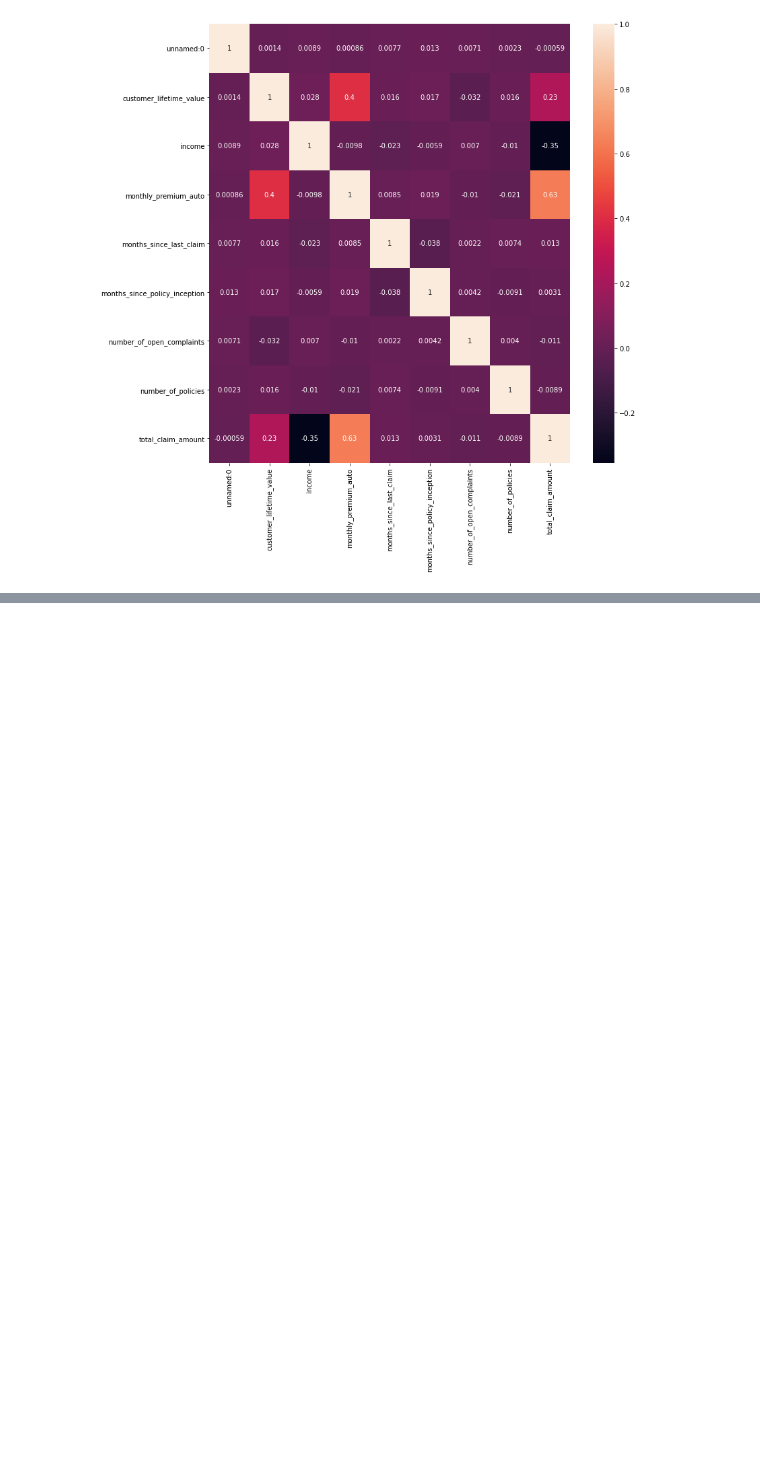
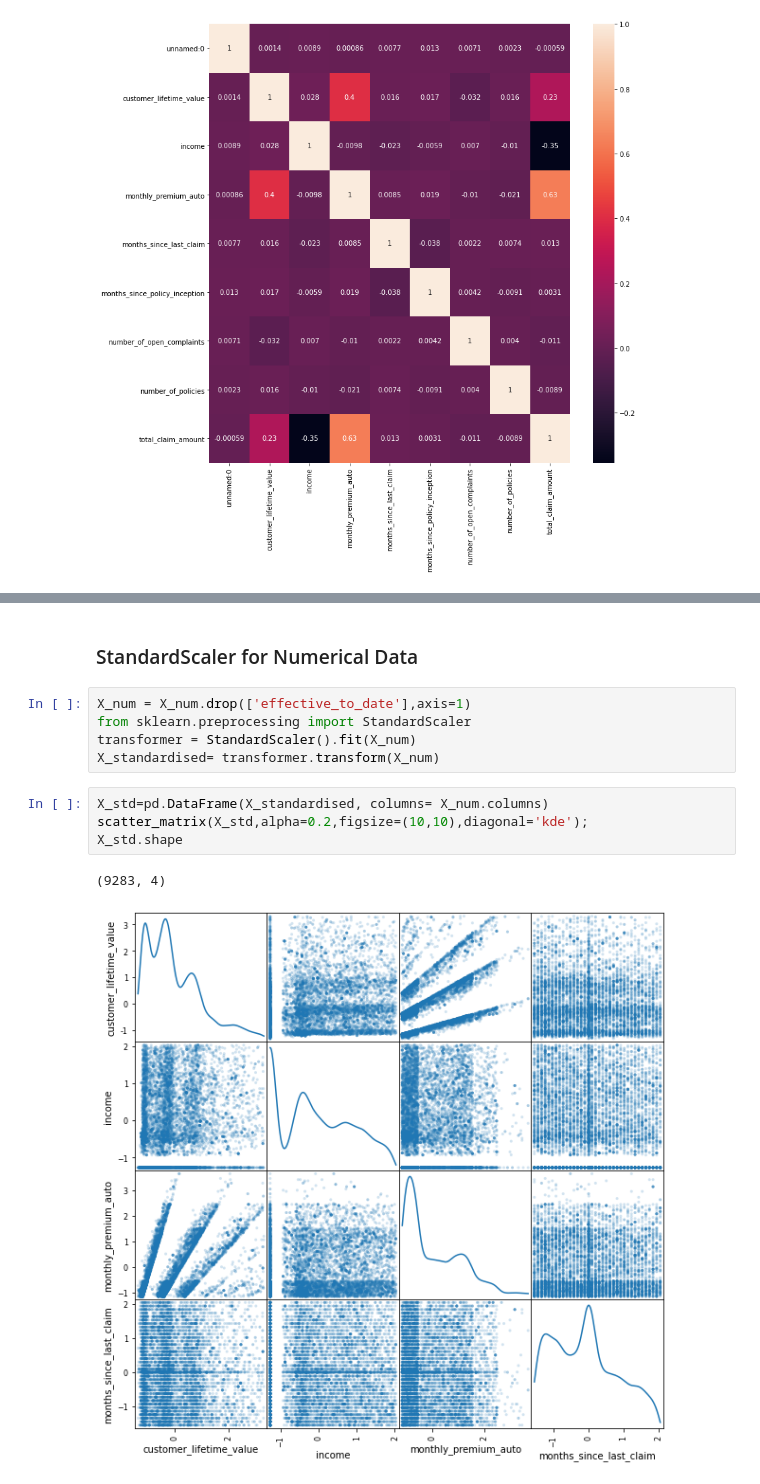
Before and after one commit to UmmuDem/Customer-Analysis-Round-1, a Jupyter notebook: lab-customer-analysis-round-2-3-4.ipynb, the cells around one changed output, grey strips where cells are left out. Cells and saved outputs as stored; diff of their text form; blank space fills up the shorter version.

```diff
--- a/lab-customer-analysis-round-2-3-4.ipynb
+++ b/lab-customer-analysis-round-2-3-4.ipynb
@@ -298,0 +383,14 @@ sns.heatmap(correlations_matrix,annot= True)
+# %% [markdown]
+### StandardScaler for Numerical Data
+# %%
+X_num = X_num.drop(['effective_to_date'],axis=1)
+from sklearn.preprocessing import StandardScaler
+transformer = StandardScaler().fit(X_num)
+X_standardised= transformer.transform(X_num)
+# %%
+X_std=pd.DataFrame(X_standardised, columns= X_num.columns)
+scatter_matrix(X_std,alpha=0.2,figsize=(10,10),diagonal='kde');
+X_std.shape
+# %% [output]
+(9283, 4)
+[figure, added]
```
Also changed, not shown: parts of 51 cells of this notebook.
